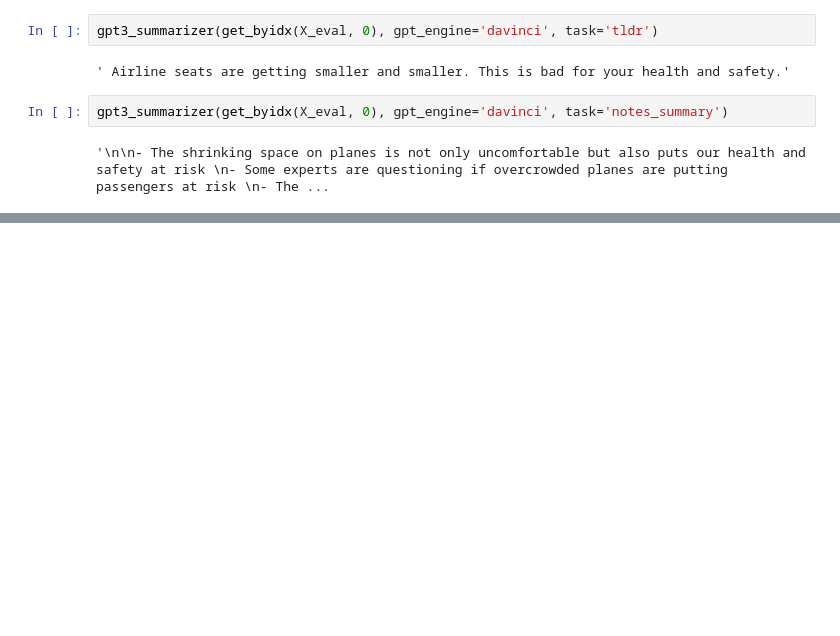
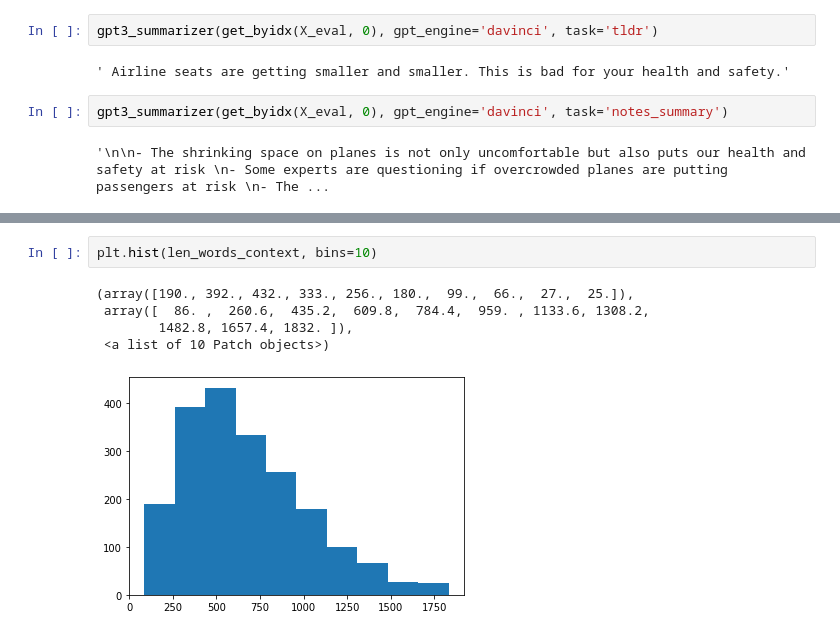
Before and after one commit to abhisha1991/w266_final_project, a Jupyter notebook: code/Models.ipynb, the cells around one changed output, grey strips where cells are left out. Cells and saved outputs as stored; diff of their text form; blank space fills up the shorter version.

```diff
--- a/code/Models.ipynb
+++ b/code/Models.ipynb
@@ -1020,0 +1073,8 @@ print(sign * np.exp(x) / np.sum(np.exp(x)))
+# %%
+plt.hist(len_words_context, bins=10)
+# %% [output]
+(array([190., 392., 432., 333., 256., 180.,  99.,  66.,  27.,  25.]),
+ array([  86. ,  260.6,  435.2,  609.8,  784.4,  959. , 1133.6, 1308.2,
+        1482.8, 1657.4, 1832. ]),
+ <a list of 10 Patch objects>)
+[figure, added]
```
Also changed, not shown: parts of 64 cells of this notebook, 16 other files.
